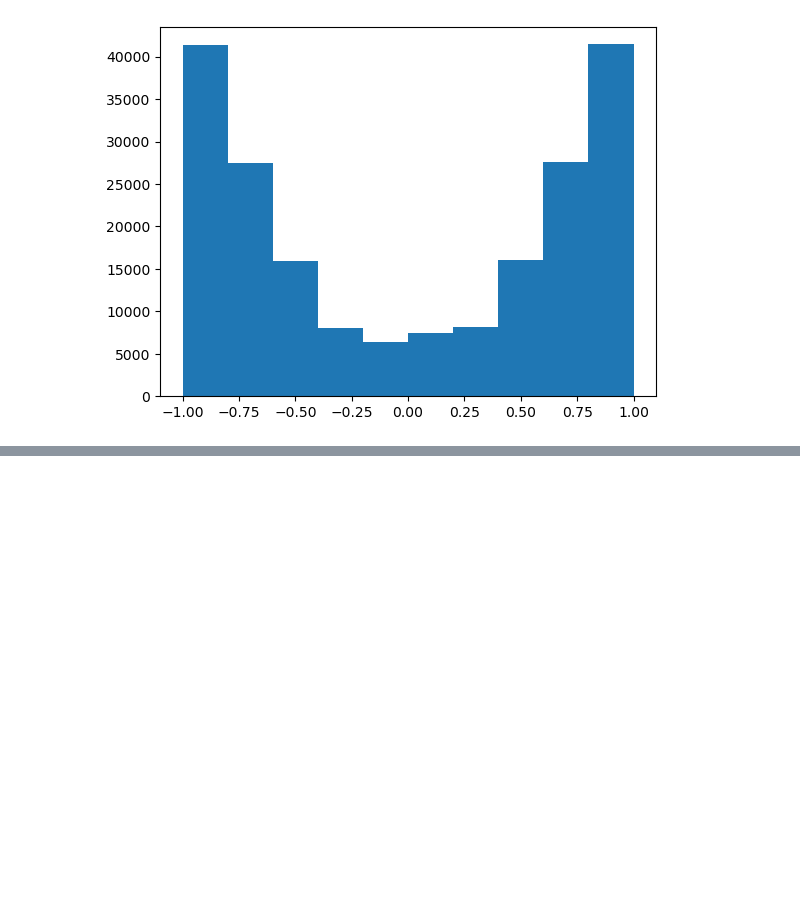
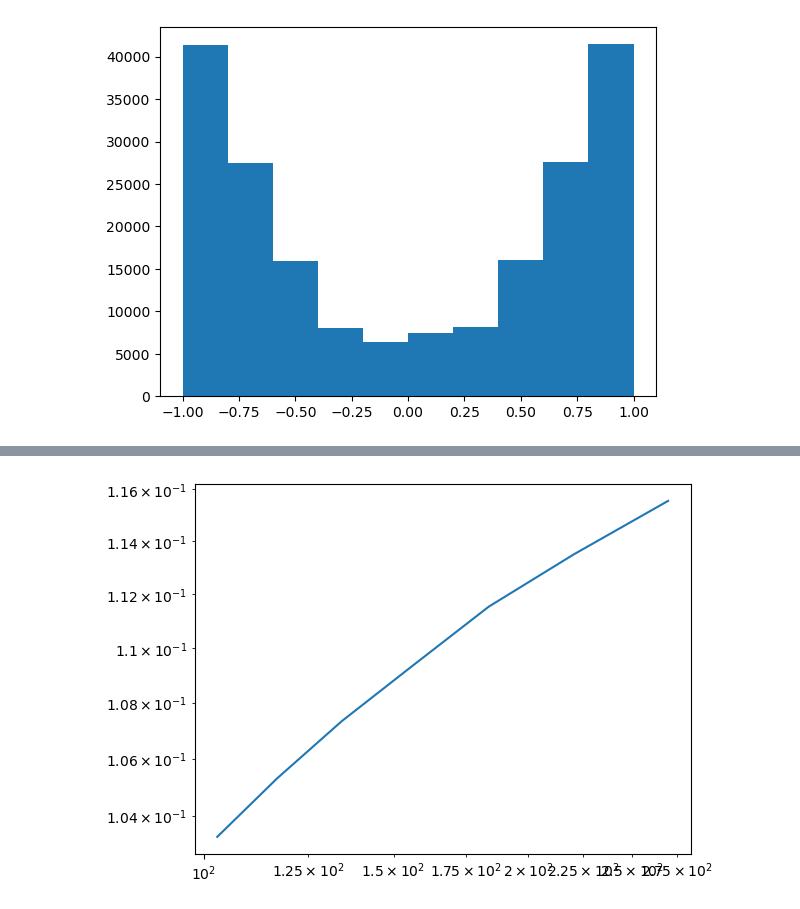
Before and after one commit to bsfn-0323/ising_wolff, a Jupyter notebook: basic_analysis.ipynb, the cells around one changed output, grey strips where cells are left out. Saved outputs shown, nothing was run; the diff lists cells and outputs as text; code cells hidden in the pictures; blank space fills up the shorter version.

```diff
--- a/basic_analysis.ipynb
+++ b/basic_analysis.ipynb
@@ -34,0 +105,7 @@ plt.hist(np.mean(configs,axis = 1))
+# %%
+plt.plot((Ts-(Tc-0.04))**(-7/4),(magnsq-magn**2)/Ts**2)
+#plt.xlim([np.min((Ts-2/np.log(1+np.sqrt(2)))**-1)*0.95,50])
+plt.xscale("log")
+plt.yscale("log")
+# %% [output]
+[figure, added]
```
Also changed, not shown: parts of 13 cells of this notebook, 3 other files.
